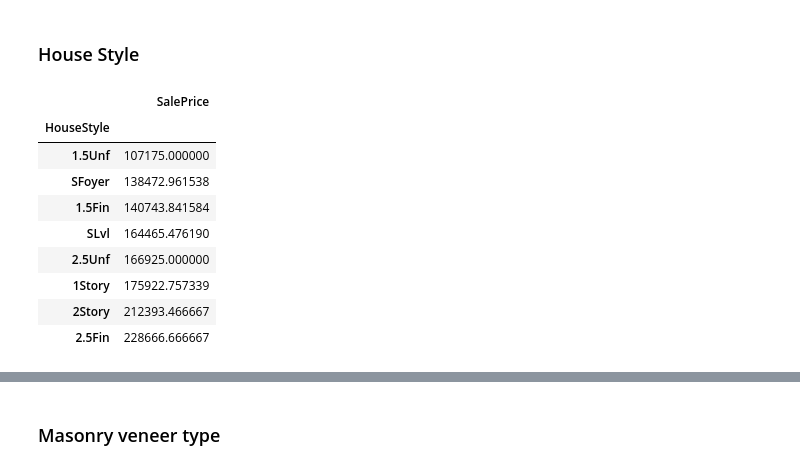
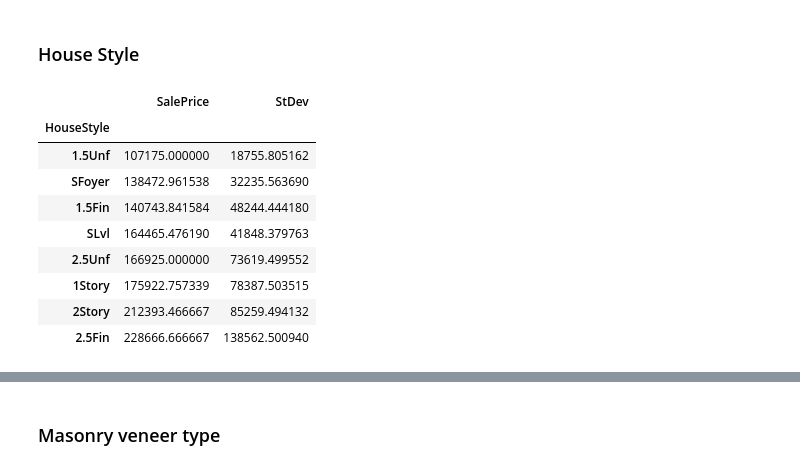
Before and after one commit to RaffaToSpace/House-Price-Predictor, a Jupyter notebook: pthp_data_exploration.ipynb, the cells around one changed output, grey strips where cells are left out. Drawn from its saved outputs; the diff is of its cells as text; code cells hidden in the pictures.

```diff
--- a/pthp_data_exploration.ipynb
+++ b/pthp_data_exploration.ipynb
@@ -86,17 +115,18 @@ sub_df
 ### House Style
 # %%
 sub_df = data[['HouseStyle','SalePrice']]
-sub_df = sub_df.groupby(['HouseStyle']).mean()
-sub_df=sub_df.sort_values(by=['SalePrice'])
-sub_df
+sub_df_m = sub_df.groupby(['HouseStyle']).mean()
+sub_df_m['StDev'] = sub_df.groupby(['HouseStyle']).std()
+sub_df_m=sub_df_m.sort_values(by=['SalePrice'])
+sub_df_m
 # %% [output]
-|  | SalePrice |
-| HouseStyle |  |
-| 1.5Unf | 107175.000000 |
-| SFoyer | 138472.961538 |
-| 1.5Fin | 140743.841584 |
-| SLvl | 164465.476190 |
-| 2.5Unf | 166925.000000 |
-| 1Story | 175922.757339 |
-| 2Story | 212393.466667 |
-| 2.5Fin | 228666.666667 |
+|  | SalePrice | StDev |
+| HouseStyle |  |  |
+| 1.5Unf | 107175.000000 | 18755.805162 |
+| SFoyer | 138472.961538 | 32235.563690 |
+| 1.5Fin | 140743.841584 | 48244.444180 |
+| SLvl | 164465.476190 | 41848.379763 |
+| 2.5Unf | 166925.000000 | 73619.499552 |
+| 1Story | 175922.757339 | 78387.503515 |
+| 2Story | 212393.466667 | 85259.494132 |
+| 2.5Fin | 228666.666667 | 138562.500940 |
```
Also changed, not shown: parts of 8 cells of this notebook.
